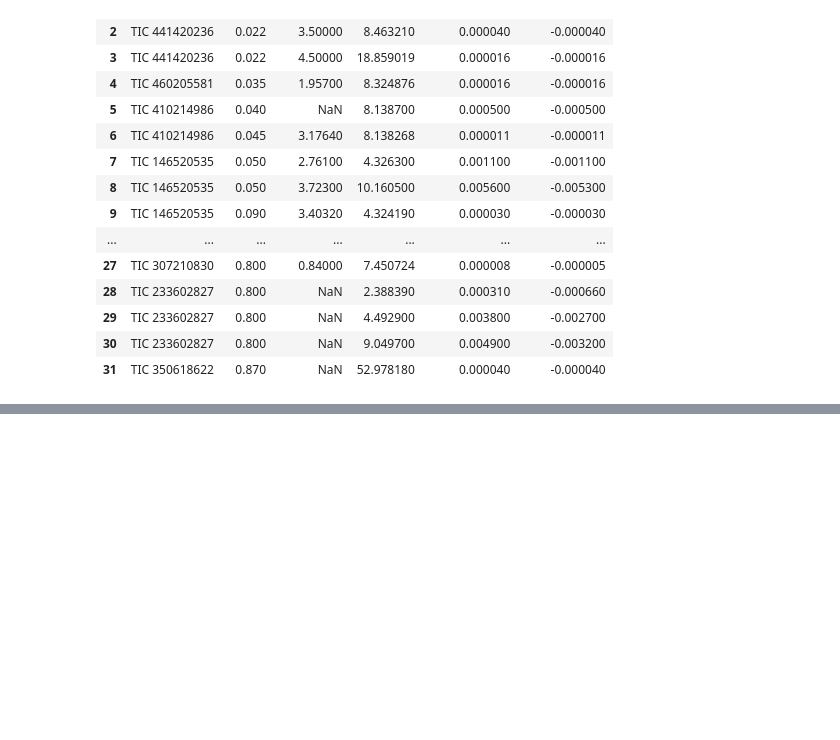
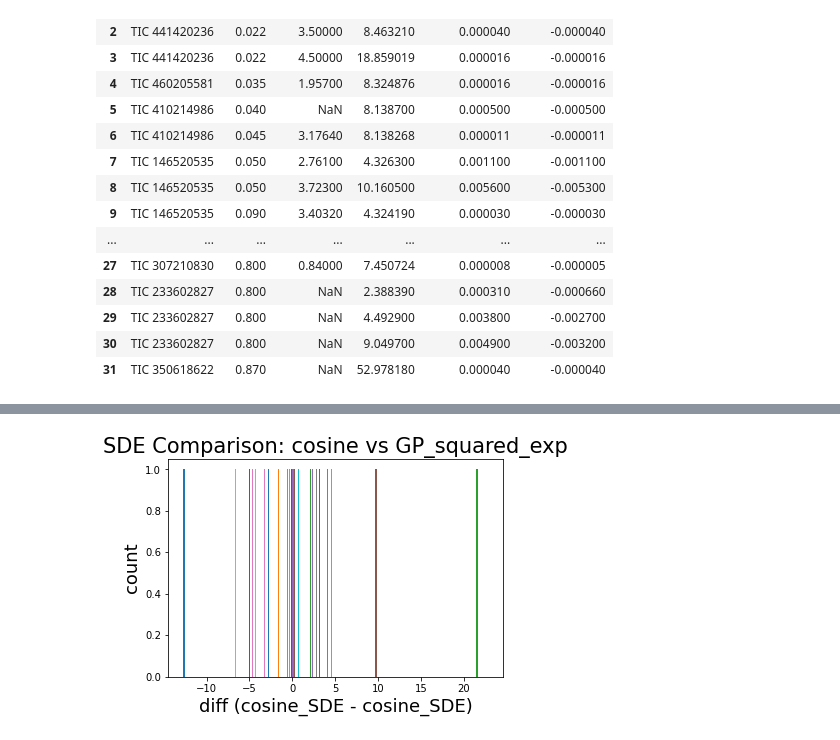
Before and after one commit to hiremasa/ytps, a Jupyter notebook: src/Extract_Nasa_exoplanet_archive.ipynb, the cells around one changed output, grey strips where cells are left out. Cells and saved outputs as stored; diff of their text form; code cells hidden in the pictures; blank space fills up the shorter version.

```diff
--- a/src/Extract_Nasa_exoplanet_archive.ipynb
+++ b/src/Extract_Nasa_exoplanet_archive.ipynb
@@ -283,0 +307,4 @@ df_target
+# %%
+sdf_comparison("cosine", "GP_squared_exp")
+# %% [output]
+[figure, added]
```
Also changed, not shown: parts of 22 cells of this notebook, 1 other file.
